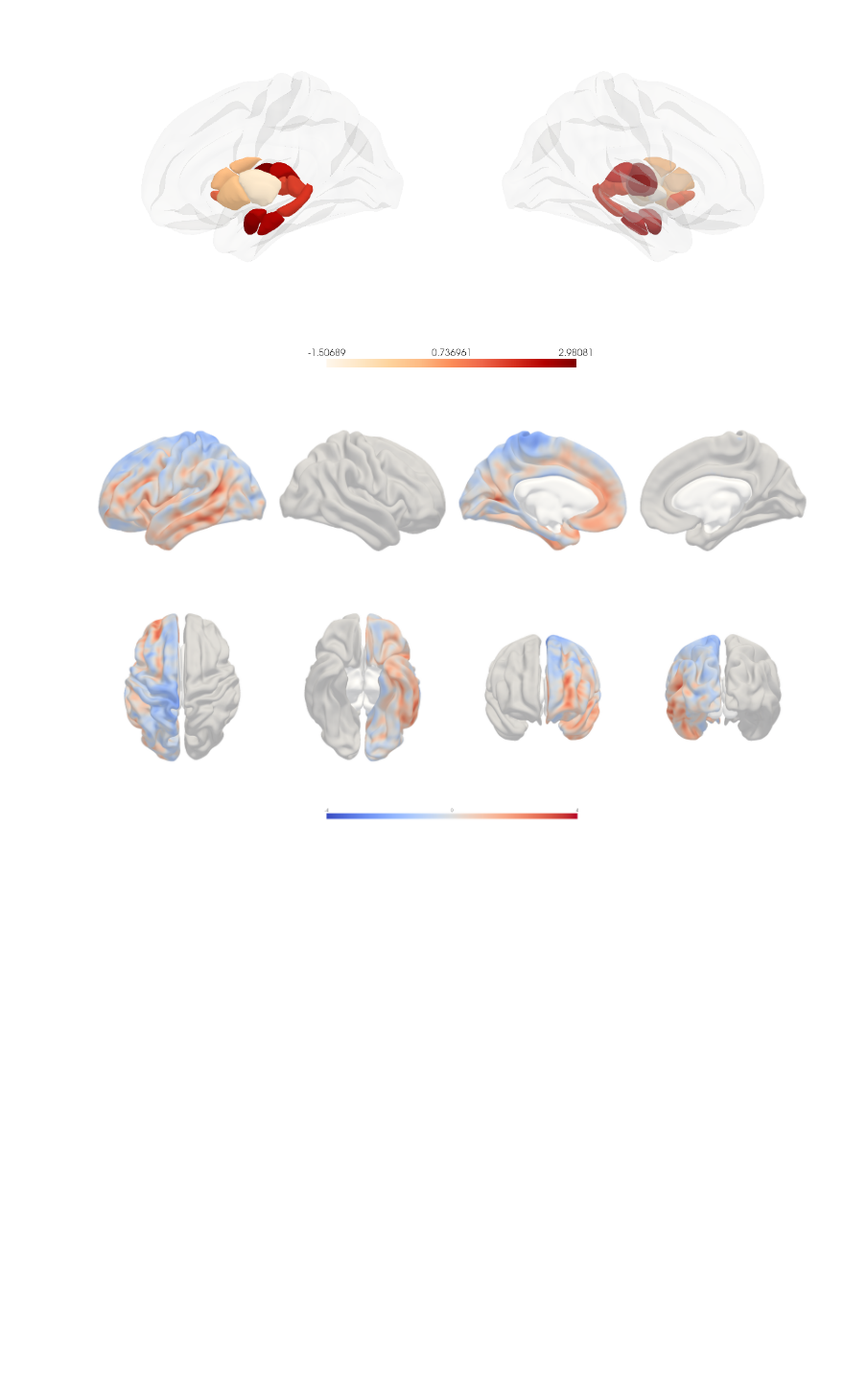
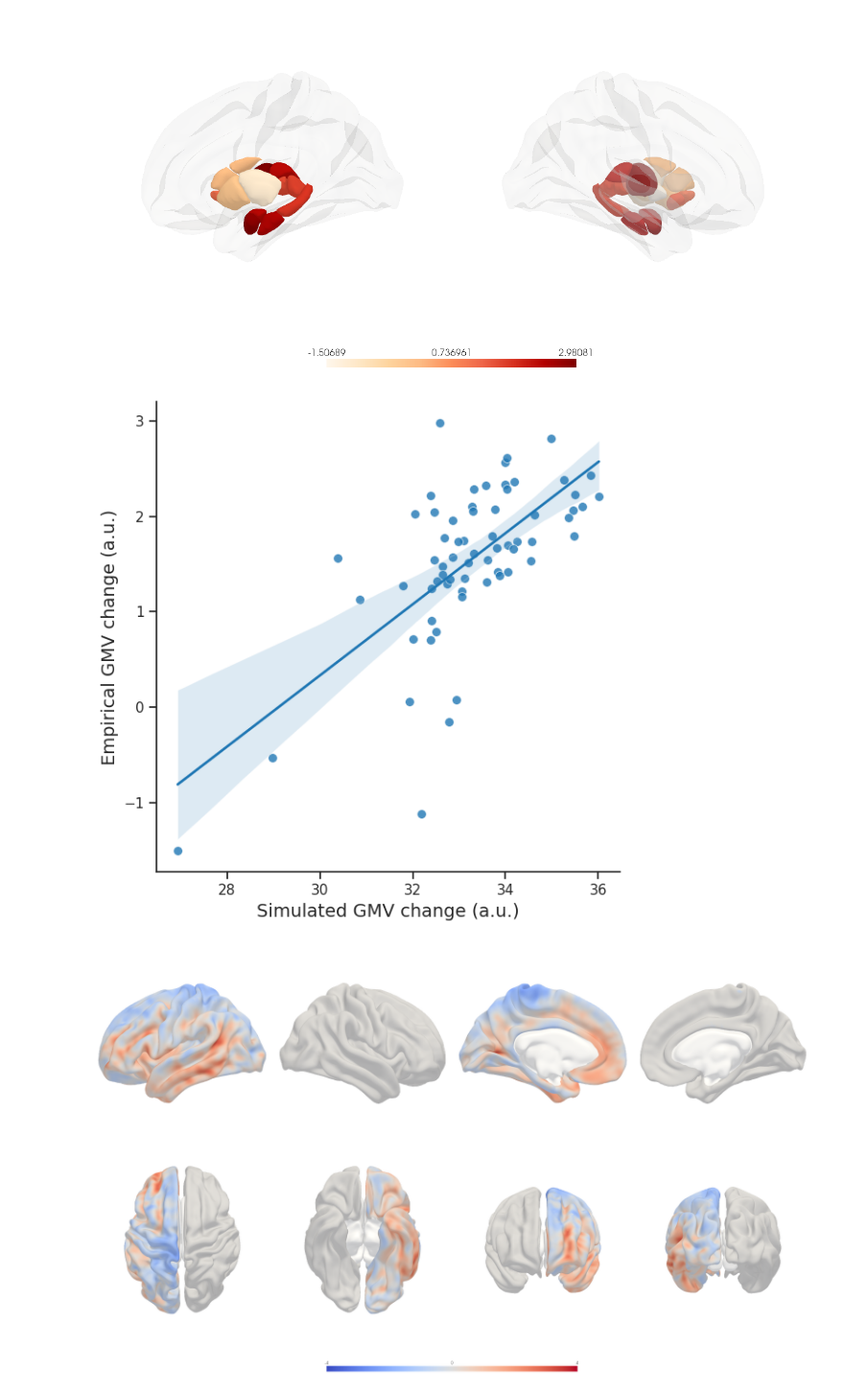
Before and after one commit to ga-cha/SIR_utils, a Jupyter notebook: vis_nii/vis_nii.ipynb, the cells around one changed output. Shown at 96% size. Drawn from its saved outputs; the diff is of its cells as text; code cells hidden in the pictures; blank space fills up the shorter version.

```diff
--- a/vis_nii/vis_nii.ipynb
+++ b/vis_nii/vis_nii.ipynb
@@ -82,35 +82,34 @@ set_yab_scalebar(pl, font_size=16)
 # %%
 import matplotlib.pyplot as plt
 import seaborn as sns
 
-# Ensure your data is aligned (by index if necessary)
-# sim_atr and emp_atr should be pandas Series or 1D arrays
-
-# 1. Set the style for a clean look
 sns.set_theme(style="ticks")
 
-# 2. Create the figure and plot the regression
 fig, ax = plt.subplots(figsize=(6, 6))
 
 sns.regplot(
     x=sim_atr,
     y=emp_atr,
-    color="#1f77b4",  # Classic blue color matching your image
-    scatter_kws={"s": 50, "edgecolor": "w", "linewidth": 0.5},  # Distinct white outlines
+    color="#1f77b4",
+    # Notice the 's' at the end of linewidths below:
+    scatter_kws={"s": 50, "edgecolor": "w", "linewidths": 0.5},
     line_kws={"linewidth": 2},
     ax=ax,
 )
 
 # 3. Match the labels and clean up the spine
-ax.set_xlabel("Simulated GMV change", fontsize=14)
-ax.set_ylabel("Empirical GMV change", fontsize=14)
+ax.set_xlabel("Simulated GMV change (a.u.)", fontsize=14)
+ax.set_ylabel("Empirical GMV change (a.u.)", fontsize=14)
 
 # Remove the top and right borders (spines) to match the plot exactly
 sns.despine(ax=ax)
 
 # Adjust layout and show
 plt.tight_layout()
-plt.show()
+# plt.show()
+plt.savefig("./results/rnaseh2c_rnf122_49.svg", format='svg')
+# %% [output]
+[figure, added]
 # %%
 from yabplot.data import get_surface_paths
 from yabplot.mesh import project_vol2surf, load_vertexwise_mesh
```
Also changed, not shown: 4 other files.
